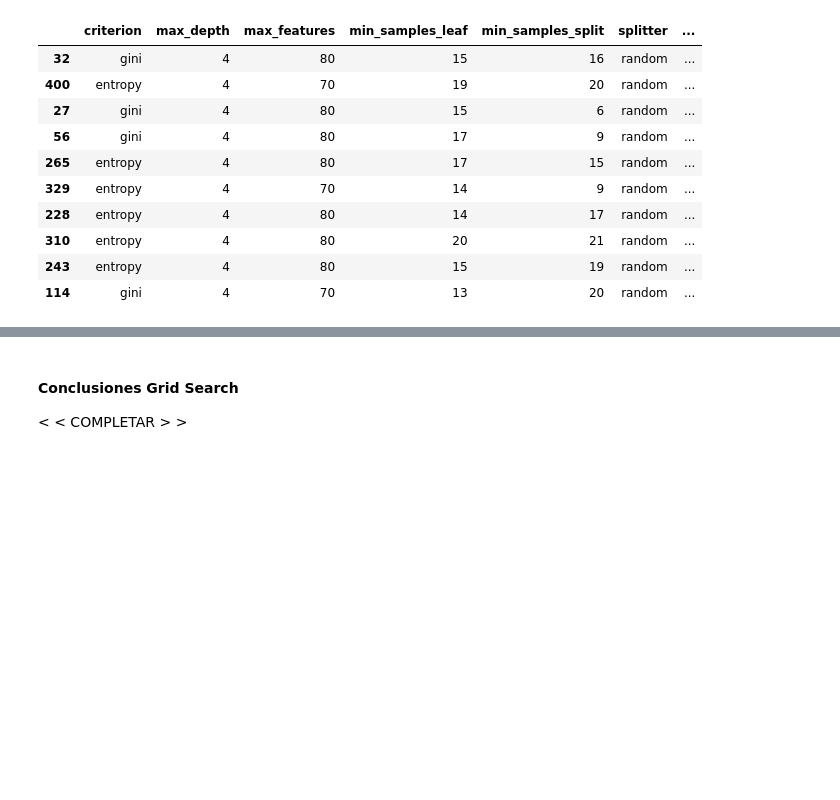
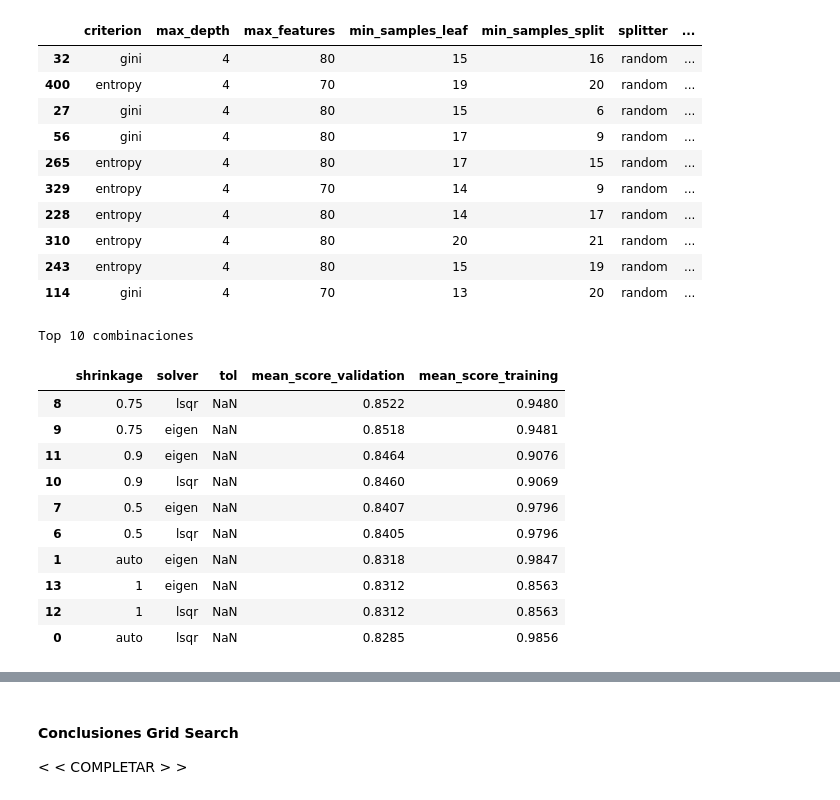
Before and after one commit to jlassa/TP1---aa, a Jupyter notebook: TP1.ipynb, the cells around one changed output, grey strips where cells are left out. Saved outputs shown, nothing was run; the diff lists cells and outputs as text; code cells hidden in the pictures; blank space fills up the shorter version.

```diff
--- a/TP1.ipynb
+++ b/TP1.ipynb
@@ -505,3 +505,32 @@ Top 10 combinaciones
 | 310 | entropy | 4 | 80 | 20 | 21 | random | ... |
 | 243 | entropy | 4 | 80 | 15 | 19 | random | ... |
 | 114 | gini | 4 | 70 | 13 | 20 | random | ... |
+# %%
+##### LDA PARAMETERS
+lda_grid_parameters = [{
+    'solver': ['lsqr', 'eigen'],
+    'shrinkage': ['auto', 0.1, 0.25, 0.50, 0.75, 0.9, 1.0]
+}, {
+    'solver': ['svd'],
+    'tol': [0.0, 0.1, 0.25, 0.50, 0.75, 0.9, 1.0]
+}]
+# svd no usa shrinkage, si  usa tol
+
+np.random.seed(1234)
+cv = sklearn.model_selection.StratifiedKFold(n_splits=5 , shuffle=True)
+grid = GridSearchCV(LinearDiscriminantAnalysis(), param_grid=lda_grid_parameters, cv=cv, scoring='roc_auc')
+grid.fit(X_dev_np, y_dev_np)
+top_resultados(grid)
+# %% [output]
+Top 10 combinaciones
+|  | shrinkage | solver | tol | mean_score_validation | mean_score_training |
+| 8 | 0.75 | lsqr | NaN | 0.8522 | 0.9480 |
+| 9 | 0.75 | eigen | NaN | 0.8518 | 0.9481 |
+| 11 | 0.9 | eigen | NaN | 0.8464 | 0.9076 |
+| 10 | 0.9 | lsqr | NaN | 0.8460 | 0.9069 |
+| 7 | 0.5 | eigen | NaN | 0.8407 | 0.9796 |
+| 6 | 0.5 | lsqr | NaN | 0.8405 | 0.9796 |
+| 1 | auto | eigen | NaN | 0.8318 | 0.9847 |
+| 13 | 1 | eigen | NaN | 0.8312 | 0.8563 |
+| 12 | 1 | lsqr | NaN | 0.8312 | 0.8563 |
+| 0 | auto | lsqr | NaN | 0.8285 | 0.9856 |
```
Also changed, not shown: parts of 2 cells of this notebook, 1 other file.
